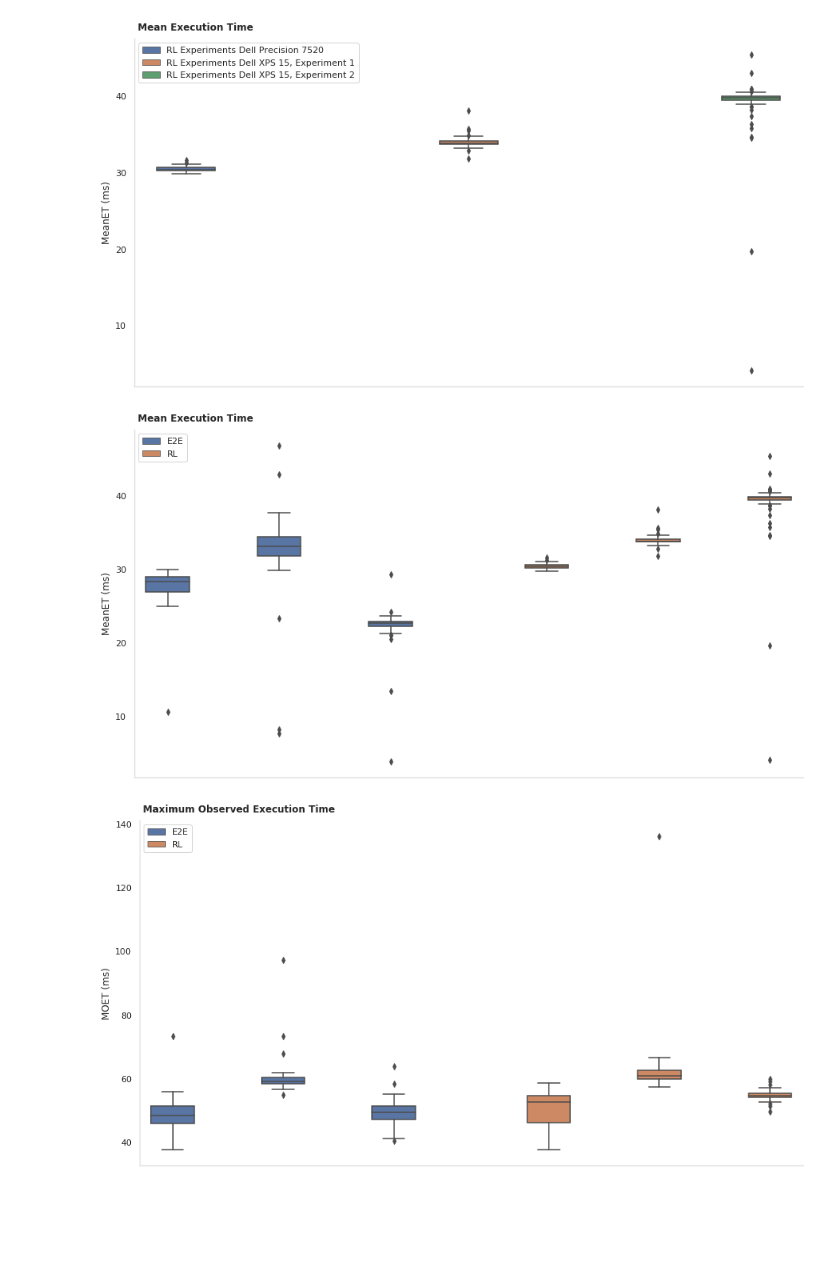
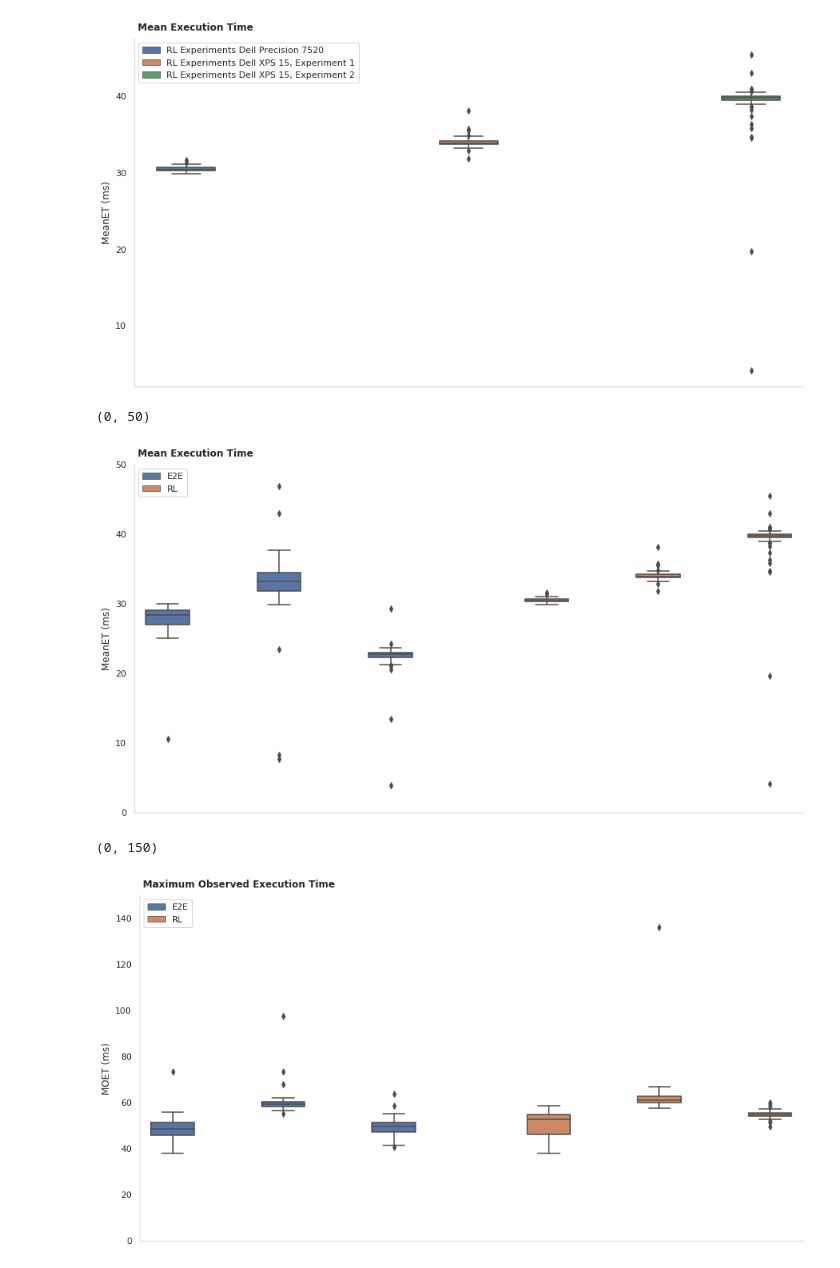
Before and after one commit to pmusau17/rtreach_f1tenth, a Jupyter notebook: ros_src/rtreach/benchmarking/BenchmarkPlots.ipynb, the cells around one changed output. Drawn from its saved outputs; the diff is of its cells as text; code cells hidden in the pictures; blank space fills up the shorter version.

Commit message:
plotting

```diff
--- a/ros_src/rtreach/benchmarking/BenchmarkPlots.ipynb
+++ b/ros_src/rtreach/benchmarking/BenchmarkPlots.ipynb
@@ -147,21 +147,25 @@ plt.xlabel('')
 plt.ylabel('MeanET (ms)')
 plt.title(' Mean Execution Time',loc='left',pad=10.0,fontweight="bold")
 _= plt.legend(loc = 'upper left')
+plt.ylim(0,50)
 # %% [output]
+(0, 50)
-[figure, old version]
+[figure, new version]
 # %%
 plt.figure(figsize=(15,8))
 
 ax = sns.boxplot(data=combined, x='Label',y='moet',hue='controller_type')
 ax.spines['bottom'].set_color('#dddddd')
 ax.spines['left'].set_color('#dddddd')
 #ax.set(xticklabels=['Dell Precision 7520','2','3','4','5','6'])
 ax.set(xticklabels=[])
 sns.despine(left=False, bottom=False, right=True)
 
 plt.xlabel('')
 plt.ylabel('MOET (ms)')
 plt.title(' Maximum Observed Execution Time',loc='left',pad=10.0,fontweight="bold")
 _= plt.legend(loc = 'upper left')
+plt.ylim(0,150)
 # %% [output]
+(0, 150)
-[figure, old version]
+[figure, new version]
```
Also changed, not shown: parts of 1 cell of this notebook.
